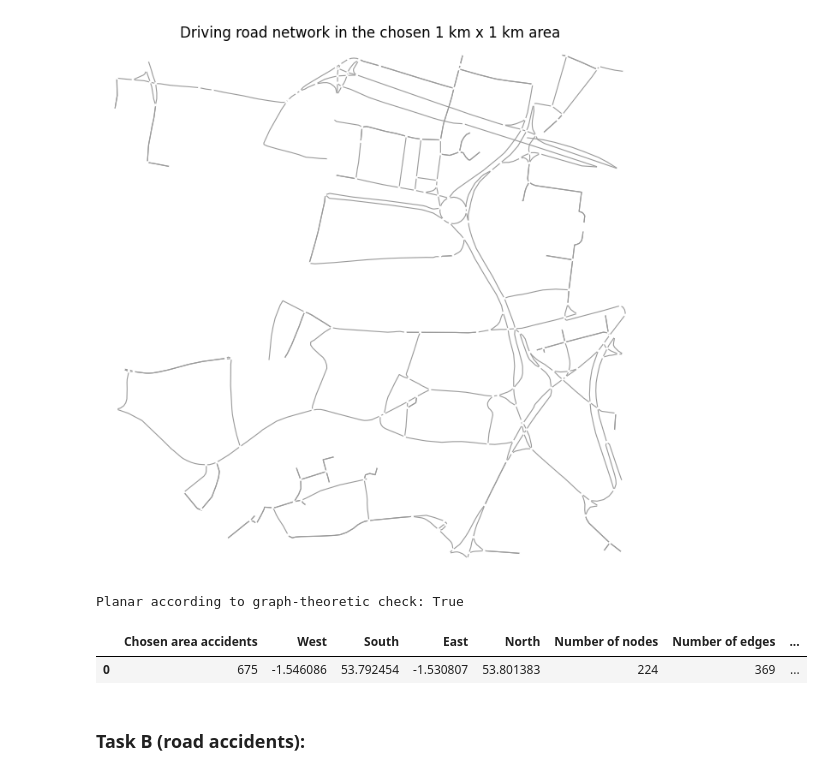
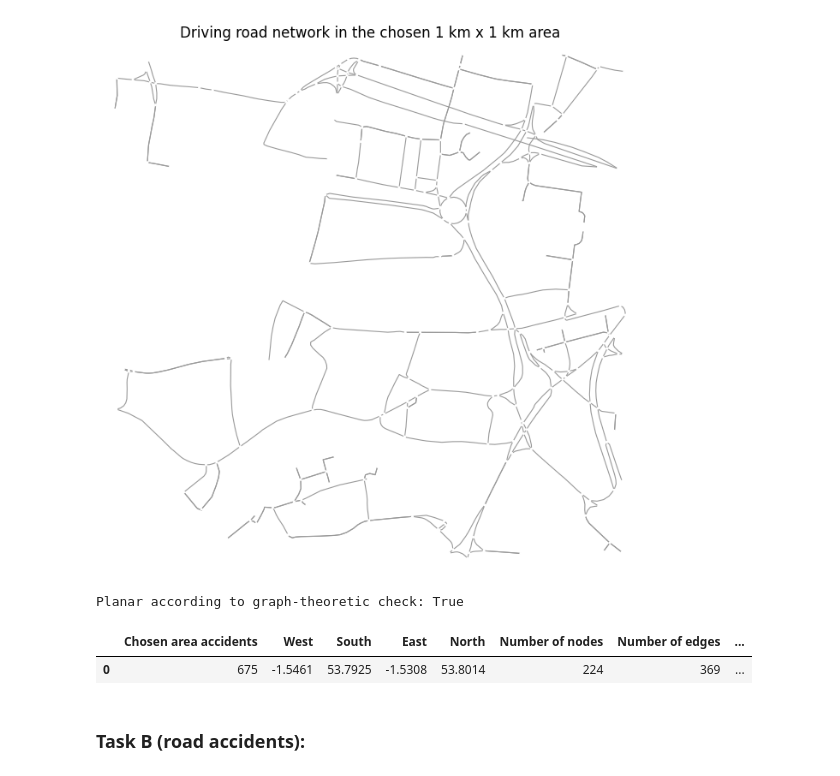
Before and after one commit to isgkyo/NetWorkDataAnalysis-CourseWork, a Jupyter notebook: Part02.ipynb, the cells around one changed output. Saved outputs shown, nothing was run; the diff lists cells and outputs as text; code cells hidden in the pictures.

```diff
--- a/Part02.ipynb
+++ b/Part02.ipynb
@@ -408,36 +411,36 @@ Planar according to graph-theoretic check: True
 # %%
 # =========================
 # Task A-12: Summary
 # =========================
 
 # ---- create summary table for Task A ----
 summary_taskA = pd.DataFrame([
     {
-        "Chosen area accidents": len(acc_area),
-        "West": west,
-        "South": south,
-        "East": east,
-        "North": north,
-        "Number of nodes": len(G.nodes),
-        "Number of edges": len(G.edges),
-        "Average street length": avg_street_length,
-        "Average edge length": avg_edge_length,
-        "Node density": node_density,
-        "Intersection density": intersection_density,
-        "Edge density": edge_density,
-        "Intersection count": intersection_count,
-        "Average circuity": circuity_avg,
-        "Spatial diameter (m)": spatial_diameter,
-        "Spatial diameter (km)": spatial_diameter / 1000,
+        "Chosen area accidents": round(len(acc_area),2),
+        "West": round(west,4),
+        "South": round(south,4),
+        "East": round(east,4),
+        "North": round(north,4),
+        "Number of nodes": round(len(G.nodes),2),
+        "Number of edges": round(len(G.edges),2),
+        "Average street length": round(avg_street_length,2),
+        "Average edge length": round(avg_edge_length,2),
+        "Node density": round(node_density,2),
+        "Intersection density": round(intersection_density,2),
+        "Edge density": round(edge_density,2),
+        "Intersection count": round(intersection_count,2),
+        "Average circuity": round(circuity_avg,2),
+        "Spatial diameter (m)": round(spatial_diameter,2),
+        "Spatial diameter (km)": round(spatial_diameter / 1000,2),
         "Graph-theoretic planar": is_planar,
     }
 ])
 
 # ---- display summary ----
 display(summary_taskA)
 # %% [output]
 |  | Chosen area accidents | West | South | East | North | Number of nodes | Number of edges | ... |
-| 0 | 675 | -1.546086 | 53.792454 | -1.530807 | 53.801383 | 224 | 369 | ... |
+| 0 | 675 | -1.5461 | 53.7925 | -1.5308 | 53.8014 | 224 | 369 | ... |
 # %% [markdown]
 ### Task B (road accidents):
 # %%
```
Also changed, not shown: parts of 9 cells of this notebook, 1 other file.
